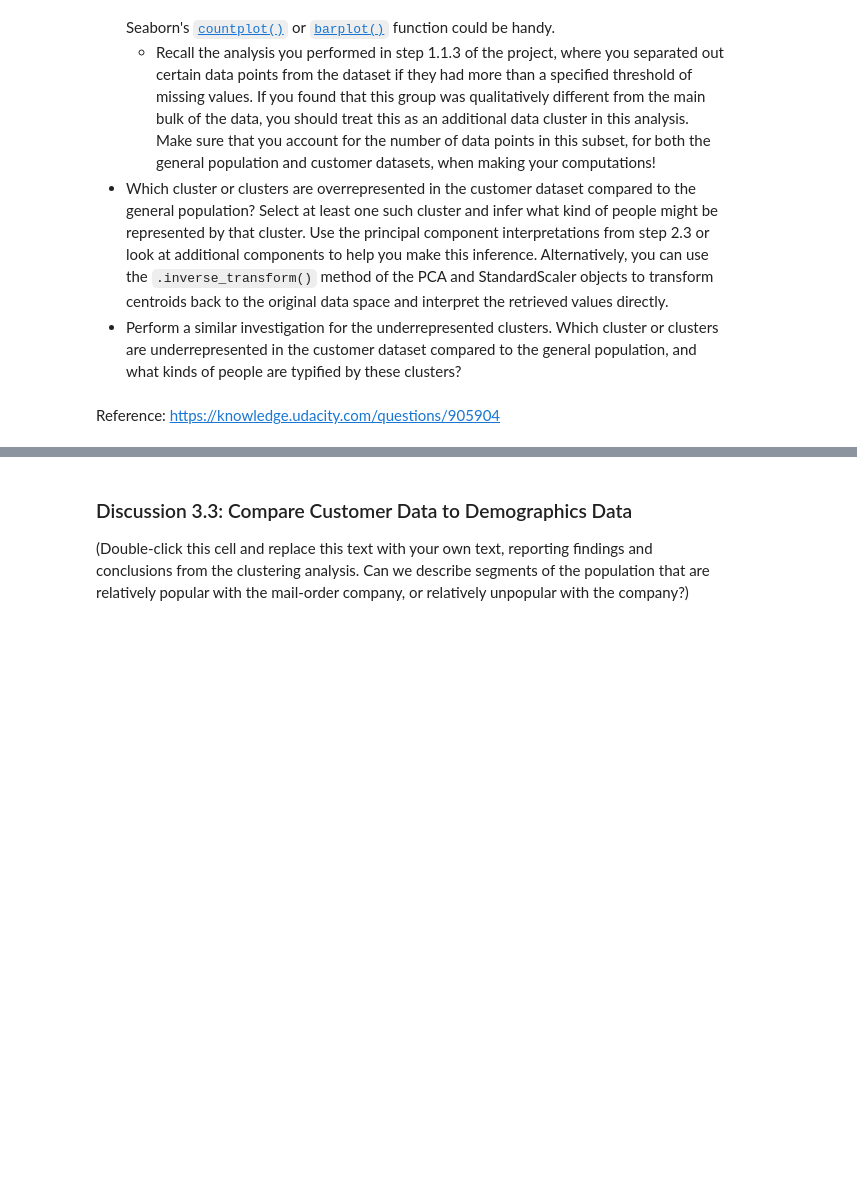
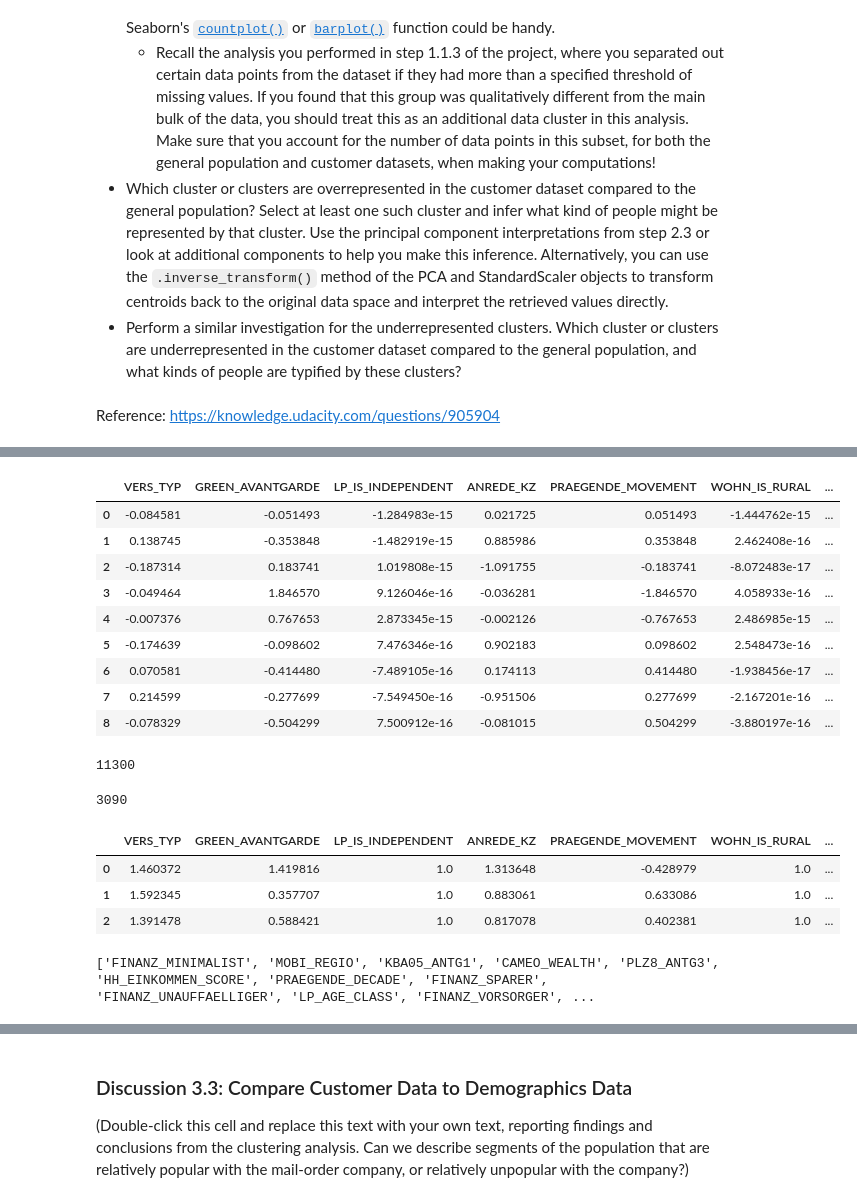
Before and after one commit to kinant/ud-ml-pytorch, a Jupyter notebook: Project 03/identify_customer_segments/Identify_Customer_Segments.ipynb, the cells around one changed output, grey strips where cells are left out. Saved outputs shown, nothing was run; the diff lists cells and outputs as text; code cells hidden in the pictures; blank space fills up the shorter version.

```diff
--- a/Project 03/identify_customer_segments/Identify_Customer_Segments.ipynb
+++ b/Project 03/identify_customer_segments/Identify_Customer_Segments.ipynb
@@ -2248,0 +2475,8 @@ under_represented_clusters = [0, 4, 1]
+# %%
+# Create a DataFrame for the cluster centers (scaled)
+# Step 1: Get the centroids
+cluster_centroids = model_final.cluster_centers_
+# %%
+# Step 2: Get the scaled centroids by using PCA.inverse_transform()
+cluster_centroids_scaled = pca_final.inverse_transform(cluster_centroids)
+cluster_centroids_scaled
@@ -2249,4 +2497,15 @@ under_represented_clusters = [0, 4, 1]
 # %%
-df_cluster_centroids_scaled = pca_final.inverse_transform(model_final.cluster_centers_)
-df_cluster_centroids_scaled = pd.DataFrame(df_cluster_centroids_scaled, columns=customer_scaled.columns)
+# Create the dataframe, using the customer_scaled columns as reference
+df_cluster_centroids_scaled = pd.DataFrame(cluster_centroids_scaled, columns=customer_scaled.columns)
 df_cluster_centroids_scaled.head(10)
+# %% [output]
+|  | VERS_TYP | GREEN_AVANTGARDE | LP_IS_INDEPENDENT | ANREDE_KZ | PRAEGENDE_MOVEMENT | WOHN_IS_RURAL | ... |
+| 0 | -0.084581 | -0.051493 | -1.284983e-15 | 0.021725 | 0.051493 | -1.444762e-15 | ... |
+| 1 | 0.138745 | -0.353848 | -1.482919e-15 | 0.885986 | 0.353848 | 2.462408e-16 | ... |
+| 2 | -0.187314 | 0.183741 | 1.019808e-15 | -1.091755 | -0.183741 | -8.072483e-17 | ... |
+| 3 | -0.049464 | 1.846570 | 9.126046e-16 | -0.036281 | -1.846570 | 4.058933e-16 | ... |
+| 4 | -0.007376 | 0.767653 | 2.873345e-15 | -0.002126 | -0.767653 | 2.486985e-15 | ... |
+| 5 | -0.174639 | -0.098602 | 7.476346e-16 | 0.902183 | 0.098602 | 2.548473e-16 | ... |
+| 6 | 0.070581 | -0.414480 | -7.489105e-16 | 0.174113 | 0.414480 | -1.938456e-17 | ... |
+| 7 | 0.214599 | -0.277699 | -7.549450e-16 | -0.951506 | 0.277699 | -2.167201e-16 | ... |
+| 8 | -0.078329 | -0.504299 | 7.500912e-16 | -0.081015 | 0.504299 | -3.880197e-16 | ... |
@@ -2263,0 +2512,6 @@ df_underrep[feature_groups[TO_SCALE]] = scaler.inverse_transform(df_underrep[fea
+# %%
+# Free up memory
+del cluster_centroids, cluster_centroids_scaled
+gc.collect()
+# %% [output]
+11300
@@ -2264,10 +2538,27 @@ df_underrep[feature_groups[TO_SCALE]] = scaler.inverse_transform(df_underrep[fea
+# %%
+# Free up memory
+del overrep_scaled, underrep_scaled, df_overrep_scaled, df_underrep_scaled, overrep, underrep
+gc.collect()
+# %% [output]
+3090
+# %%
+# Inspect Overrepresented
+df_overrep.head()
+# %% [output]
+|  | VERS_TYP | GREEN_AVANTGARDE | LP_IS_INDEPENDENT | ANREDE_KZ | PRAEGENDE_MOVEMENT | WOHN_IS_RURAL | ... |
+| 0 | 1.460372 | 1.419816 | 1.0 | 1.313648 | -0.428979 | 1.0 | ... |
+| 1 | 1.592345 | 0.357707 | 1.0 | 0.883061 | 0.633086 | 1.0 | ... |
+| 2 | 1.391478 | 0.588421 | 1.0 | 0.817078 | 0.402381 | 1.0 | ... |
 # %%
+# Now we get a list of the prominent features, as identified in Step 1.4.5
 prominent_features_list = [
     feature
     for feature_dict in prominent_features.values()
     for i, feature in enumerate(feature_dict.keys()) if i in [0, 1, 2, 7, 8, 9]
 ]
-prominent_features_list
+print(prominent_features_list)
+# %% [output]
+['FINANZ_MINIMALIST', 'MOBI_REGIO', 'KBA05_ANTG1', 'CAMEO_WEALTH', 'PLZ8_ANTG3', 'HH_EINKOMMEN_SCORE', 'PRAEGENDE_DECADE', 'FINANZ_SPARER', 'FINANZ_UNAUFFAELLIGER', 'LP_AGE_CLASS', 'FINANZ_VORSORGER', ...
 # %%
 # What kinds of people are part of a cluster that is overrepresented in the
 # customer data compared to the general population?
```
Also changed, not shown: parts of 34 cells of this notebook.
